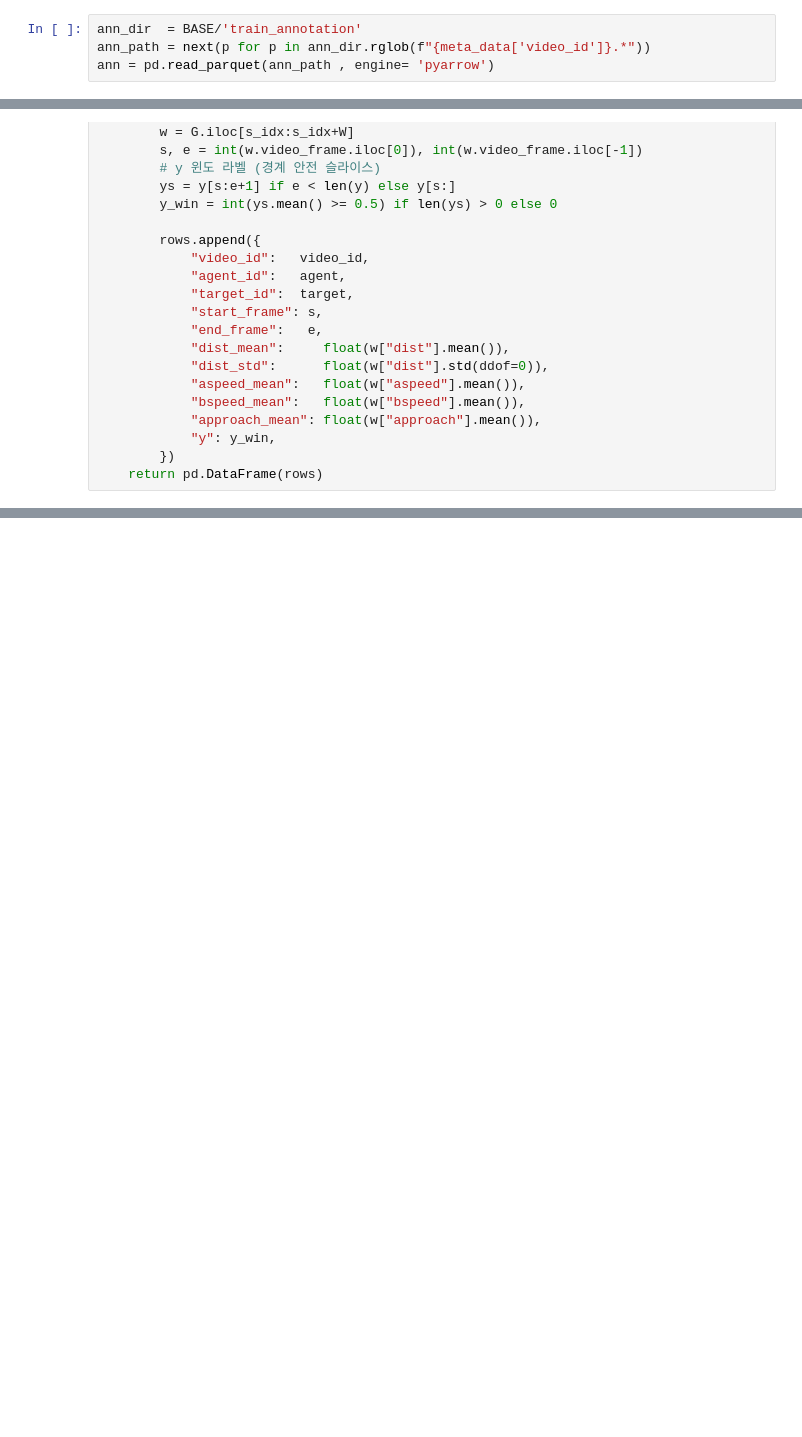
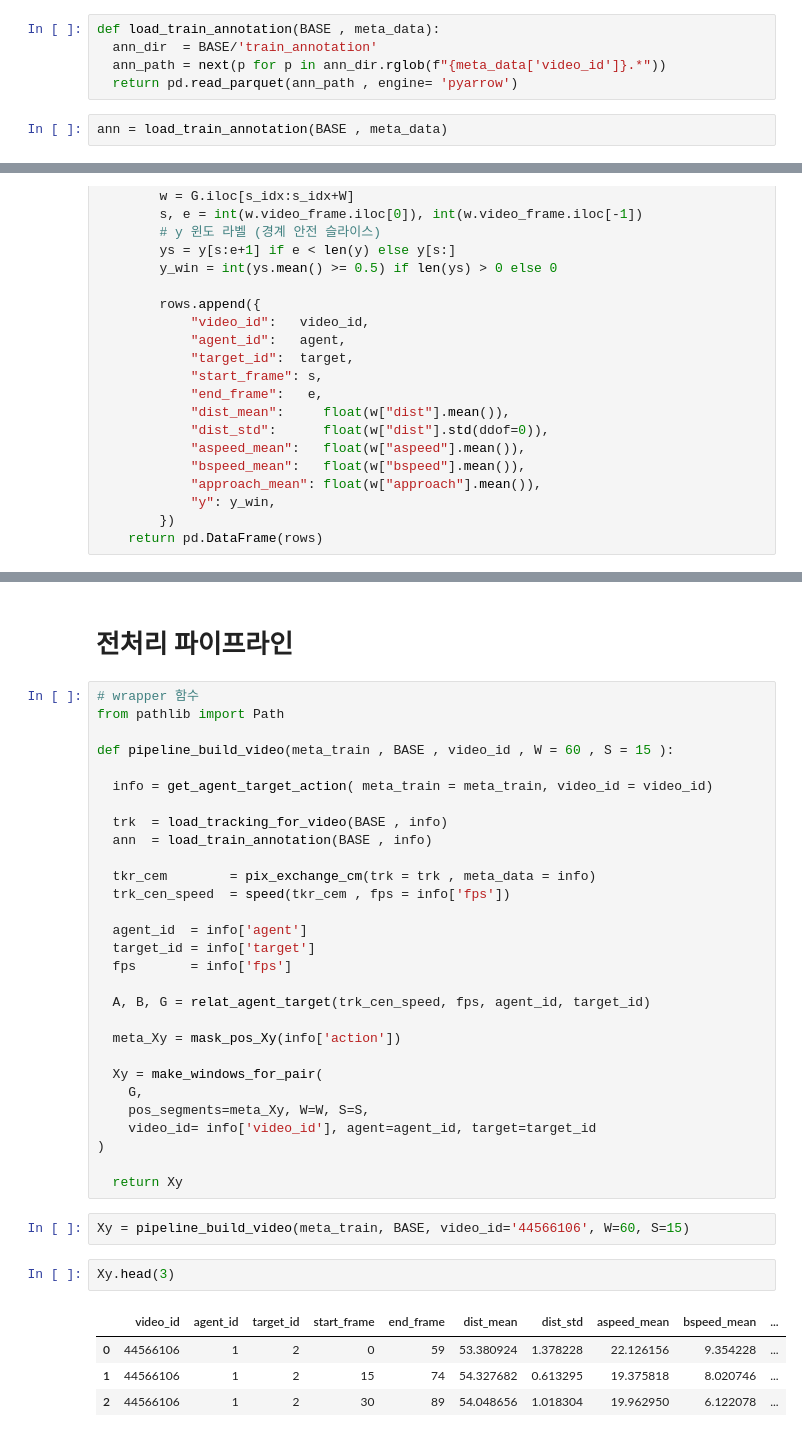
Before and after one commit to jiyoungeeeeeeeeeeeeeeeeeeeee/MABe-Challenge---Social-Action-Recognition-in-Mice, a Jupyter notebook: MABe_EDA.ipynb, the cells around one changed output, grey strips where cells are left out. Cells and saved outputs as stored; diff of their text form; blank space fills up the shorter version.

```diff
--- a/MABe_EDA.ipynb
+++ b/MABe_EDA.ipynb
@@ -160,7 +166,10 @@ trk = pd.read_parquet(trk_path , engine= 'pyarrow')
 # %%
-ann_dir  = BASE/'train_annotation'
-ann_path = next(p for p in ann_dir.rglob(f"{meta_data['video_id']}.*"))
-ann = pd.read_parquet(ann_path , engine= 'pyarrow')
+def load_train_annotation(BASE , meta_data):
+  ann_dir  = BASE/'train_annotation'
+  ann_path = next(p for p in ann_dir.rglob(f"{meta_data['video_id']}.*"))
+  return pd.read_parquet(ann_path , engine= 'pyarrow')
+# %%
+ann = load_train_annotation(BASE , meta_data)
 # %% [markdown]
 ## 2) 좌표→속도/거리 피처 (agent=1, target=2만)
 # %%
@@ -335,0 +345,40 @@ Xy.head(3)
+# %% [markdown]
+# 전처리 파이프라인
+# %%
+# wrapper 함수
+from pathlib import Path
+
+def pipeline_build_video(meta_train , BASE , video_id , W = 60 , S = 15 ):
+
+  info = get_agent_target_action( meta_train = meta_train, video_id = video_id)
+
+  trk  = load_tracking_for_video(BASE , info)
+  ann  = load_train_annotation(BASE , info)
+
+  tkr_cem        = pix_exchange_cm(trk = trk , meta_data = info)
+  trk_cen_speed  = speed(tkr_cem , fps = info['fps'])
+
+  agent_id  = info['agent']
+  target_id = info['target']
+  fps       = info['fps']
+
+  A, B, G = relat_agent_target(trk_cen_speed, fps, agent_id, target_id)
+
+  meta_Xy = mask_pos_Xy(info['action'])
+
+  Xy = make_windows_for_pair(
+    G,
+    pos_segments=meta_Xy, W=W, S=S,
+    video_id= info['video_id'], agent=agent_id, target=target_id
+)
+
+  return Xy
+# %%
+Xy = pipeline_build_video(meta_train, BASE, video_id='44566106', W=60, S=15)
+# %%
+Xy.head(3)
+# %% [output]
+|  | video_id | agent_id | target_id | start_frame | end_frame | dist_mean | dist_std | aspeed_mean | bspeed_mean | ... |
+| 0 | 44566106 | 1 | 2 | 0 | 59 | 53.380924 | 1.378228 | 22.126156 | 9.354228 | ... |
+| 1 | 44566106 | 1 | 2 | 15 | 74 | 54.327682 | 0.613295 | 19.375818 | 8.020746 | ... |
+| 2 | 44566106 | 1 | 2 | 30 | 89 | 54.048656 | 1.018304 | 19.962950 | 6.122078 | ... |
```
Also changed, not shown: parts of 13 cells of this notebook.
